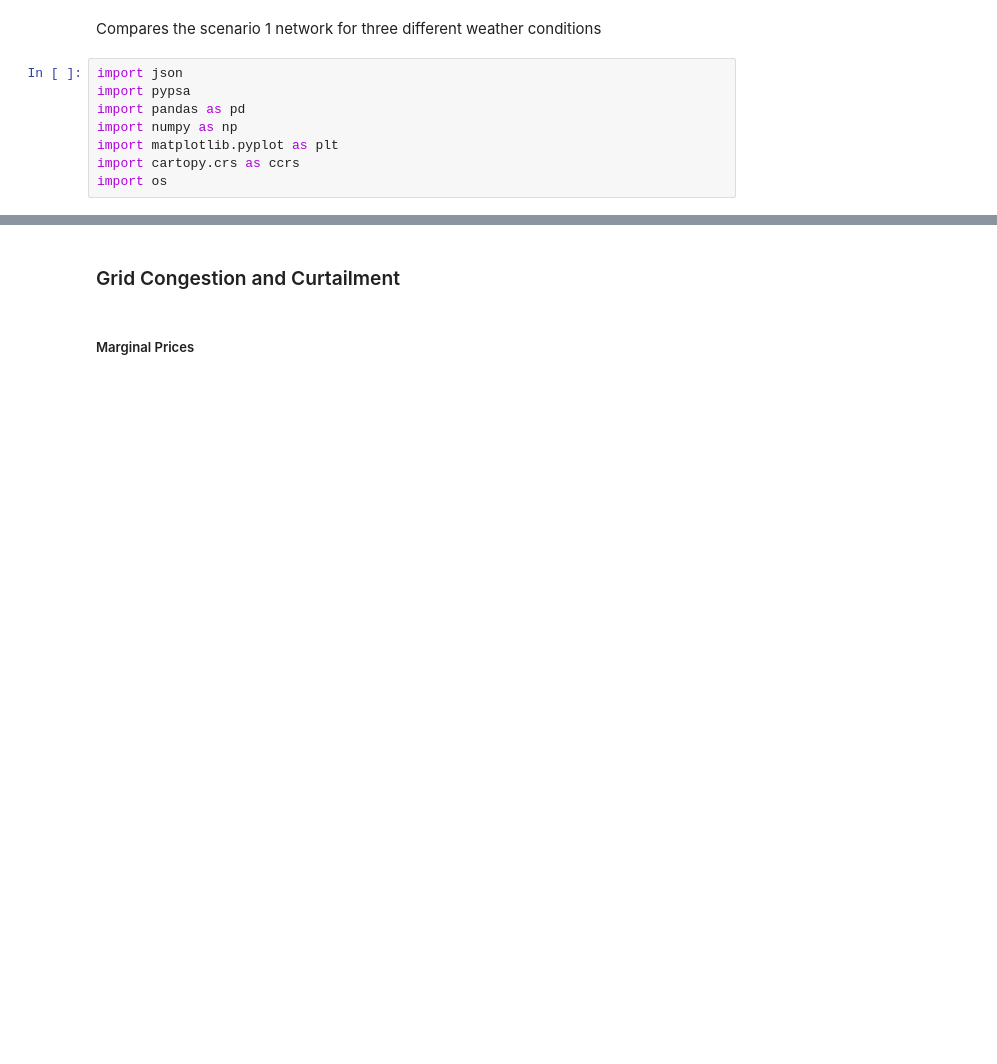
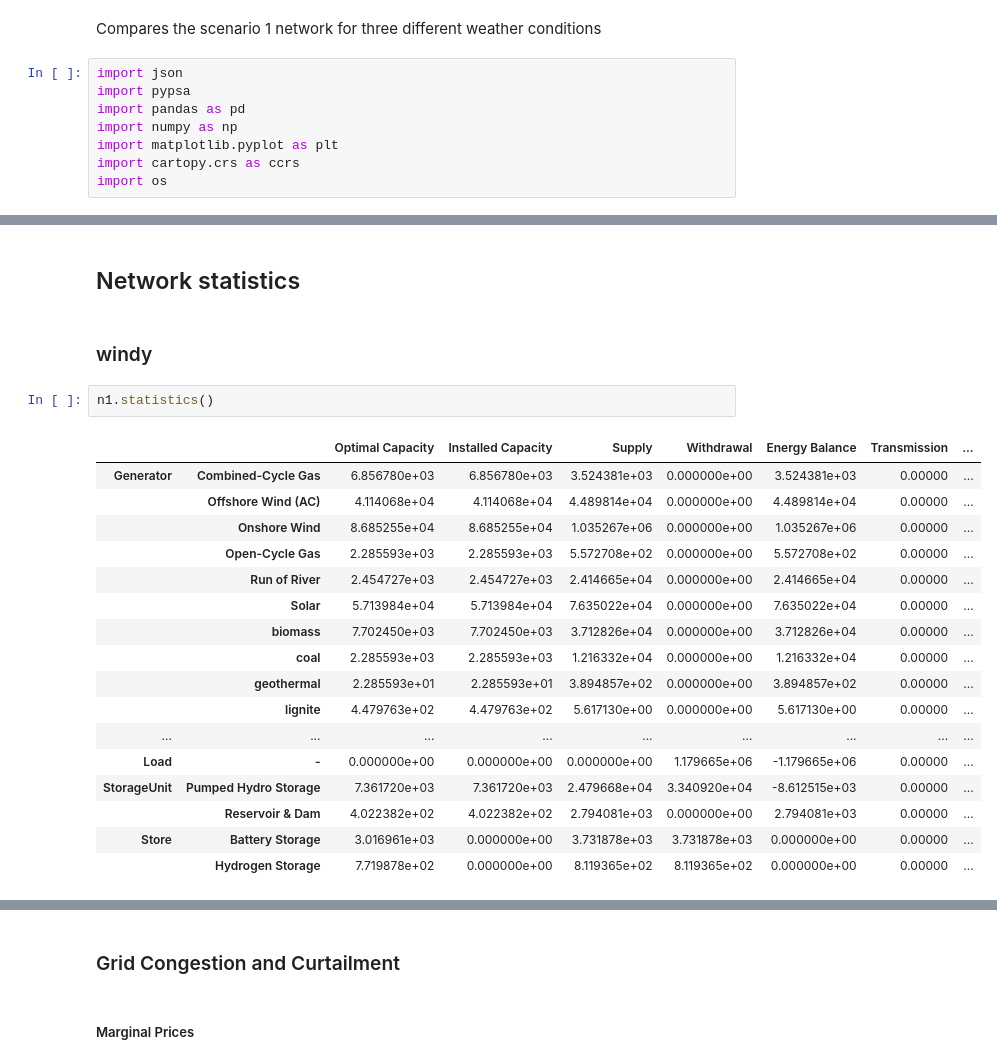
Before and after one commit to Luca2299/pypsa-eur, a Jupyter notebook: notebooks/Comparison_Scenario1.ipynb, the cells around one changed output, grey strips where cells are left out. Cells and saved outputs as stored; diff of their text form; blank space fills up the shorter version.

```diff
--- a/notebooks/Comparison_Scenario1.ipynb
+++ b/notebooks/Comparison_Scenario1.ipynb
@@ -40,0 +52,24 @@ INFO:pypsa.network.io:Imported network 'Unnamed Network' has buses, carriers, ge
+# %% [markdown]
+## Network statistics
+# %% [markdown]
+### windy
+# %%
+n1.statistics()
+# %% [output]
+|  |  | Optimal Capacity | Installed Capacity | Supply | Withdrawal | Energy Balance | Transmission | ... |
+| Generator | Combined-Cycle Gas | 6.856780e+03 | 6.856780e+03 | 3.524381e+03 | 0.000000e+00 | 3.524381e+03 | 0.00000 | ... |
+|  | Offshore Wind (AC) | 4.114068e+04 | 4.114068e+04 | 4.489814e+04 | 0.000000e+00 | 4.489814e+04 | 0.00000 | ... |
+|  | Onshore Wind | 8.685255e+04 | 8.685255e+04 | 1.035267e+06 | 0.000000e+00 | 1.035267e+06 | 0.00000 | ... |
+|  | Open-Cycle Gas | 2.285593e+03 | 2.285593e+03 | 5.572708e+02 | 0.000000e+00 | 5.572708e+02 | 0.00000 | ... |
+|  | Run of River | 2.454727e+03 | 2.454727e+03 | 2.414665e+04 | 0.000000e+00 | 2.414665e+04 | 0.00000 | ... |
+|  | Solar | 5.713984e+04 | 5.713984e+04 | 7.635022e+04 | 0.000000e+00 | 7.635022e+04 | 0.00000 | ... |
+|  | biomass | 7.702450e+03 | 7.702450e+03 | 3.712826e+04 | 0.000000e+00 | 3.712826e+04 | 0.00000 | ... |
+|  | coal | 2.285593e+03 | 2.285593e+03 | 1.216332e+04 | 0.000000e+00 | 1.216332e+04 | 0.00000 | ... |
+|  | geothermal | 2.285593e+01 | 2.285593e+01 | 3.894857e+02 | 0.000000e+00 | 3.894857e+02 | 0.00000 | ... |
+|  | lignite | 4.479763e+02 | 4.479763e+02 | 5.617130e+00 | 0.000000e+00 | 5.617130e+00 | 0.00000 | ... |
+| ... | ... | ... | ... | ... | ... | ... | ... | ... |
+| Load | - | 0.000000e+00 | 0.000000e+00 | 0.000000e+00 | 1.179665e+06 | -1.179665e+06 | 0.00000 | ... |
+| StorageUnit | Pumped Hydro Storage | 7.361720e+03 | 7.361720e+03 | 2.479668e+04 | 3.340920e+04 | -8.612515e+03 | 0.00000 | ... |
+|  | Reservoir & Dam | 4.022382e+02 | 4.022382e+02 | 2.794081e+03 | 0.000000e+00 | 2.794081e+03 | 0.00000 | ... |
+| Store | Battery Storage | 3.016961e+03 | 0.000000e+00 | 3.731878e+03 | 3.731878e+03 | 0.000000e+00 | 0.00000 | ... |
+|  | Hydrogen Storage | 7.719878e+02 | 0.000000e+00 | 8.119365e+02 | 8.119365e+02 | 0.000000e+00 | 0.00000 | ... |
```
Also changed, not shown: parts of 8 cells of this notebook, 16 other files.
